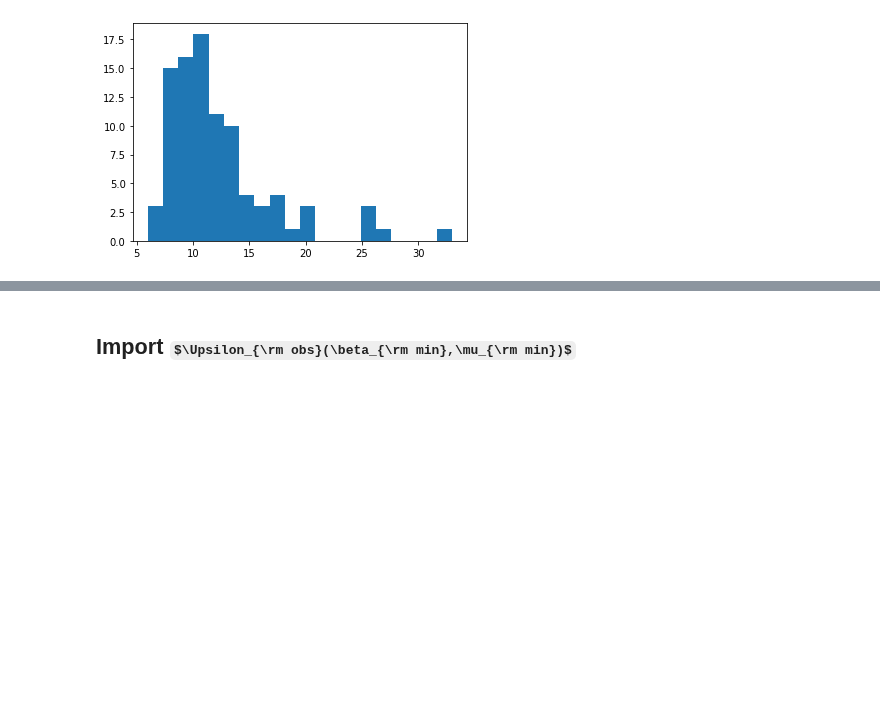
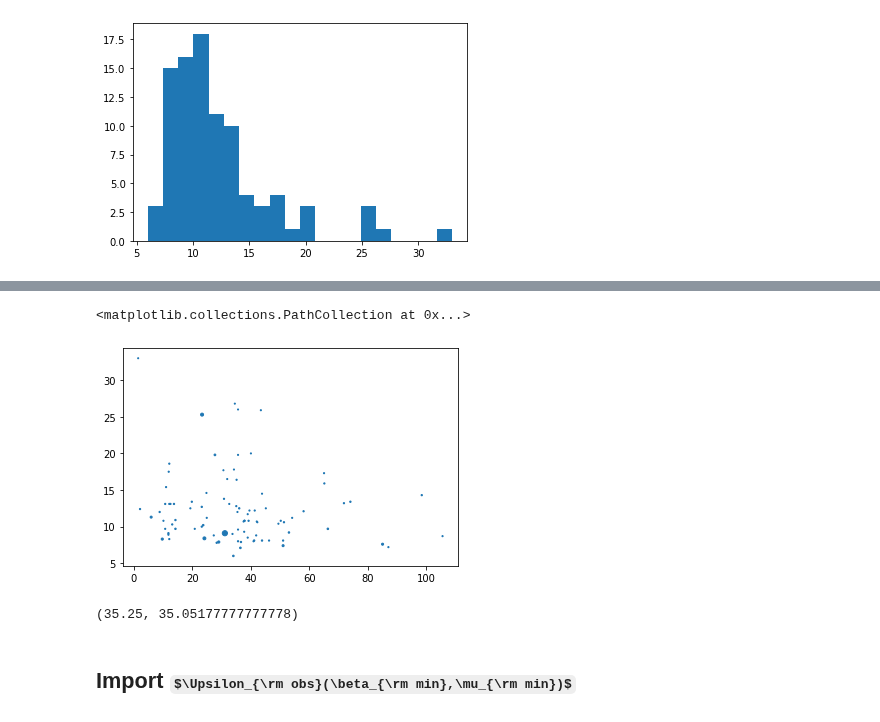
Before and after one commit to Richard-Sti/GSHE_public, a Jupyter notebook: scripts/prospective_constraints.ipynb, the cells around one changed output, grey strips where cells are left out. Cells and saved outputs as stored; diff of their text form; code cells hidden in the pictures; some formulas as TeX source; blank space fills up the shorter version.

```diff
--- a/scripts/prospective_constraints.ipynb
+++ b/scripts/prospective_constraints.ipynb
@@ -24,3 +32,13 @@ plt.hist(gwtc['network_matched_filter_snr'],20)
+# %%
+plt.scatter(gwtc['mass_1_source'],gwtc['network_matched_filter_snr'],s=gwtc['mass_1_source']/gwtc['mass_2_source'])
+# %% [output]
+<matplotlib.collections.PathCollection at 0x...>
+[figure, added]
+# %%
+dat = (gwtc['mass_1_source'][np.isfinite(gwtc['mass_1_source'])])
+np.median(dat), np.mean(dat)
+# %% [output]
+(35.25, 35.05177777777778)
 # %% [markdown]
 ## Import $\Upsilon_{\rm obs}(\beta_{\rm min},\mu_{\rm min})$
 # %%
```
Also changed, not shown: parts of 40 cells of this notebook, 1 other file.
